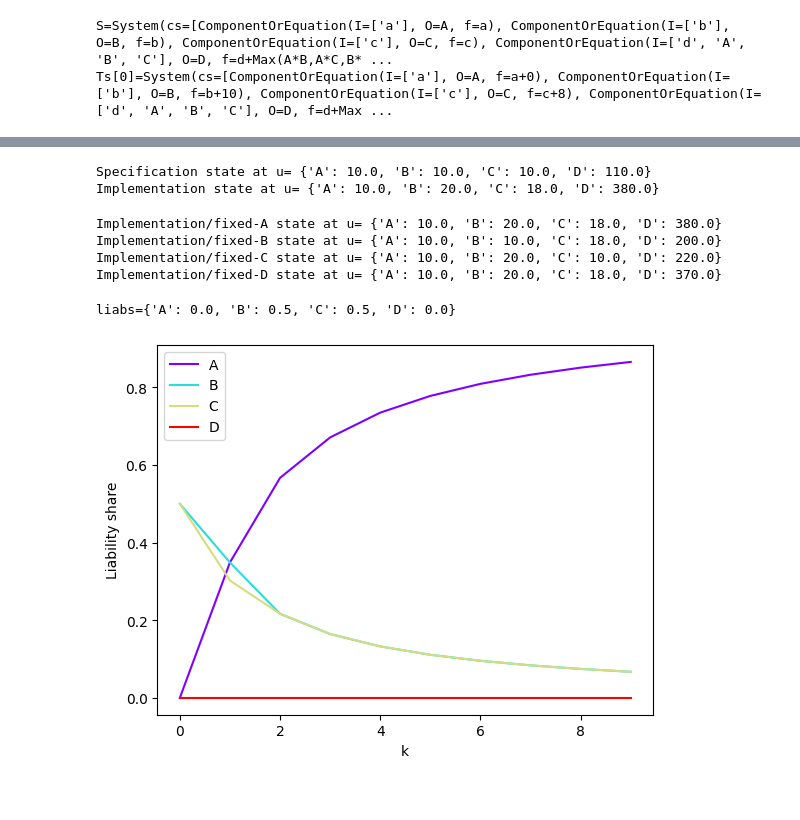
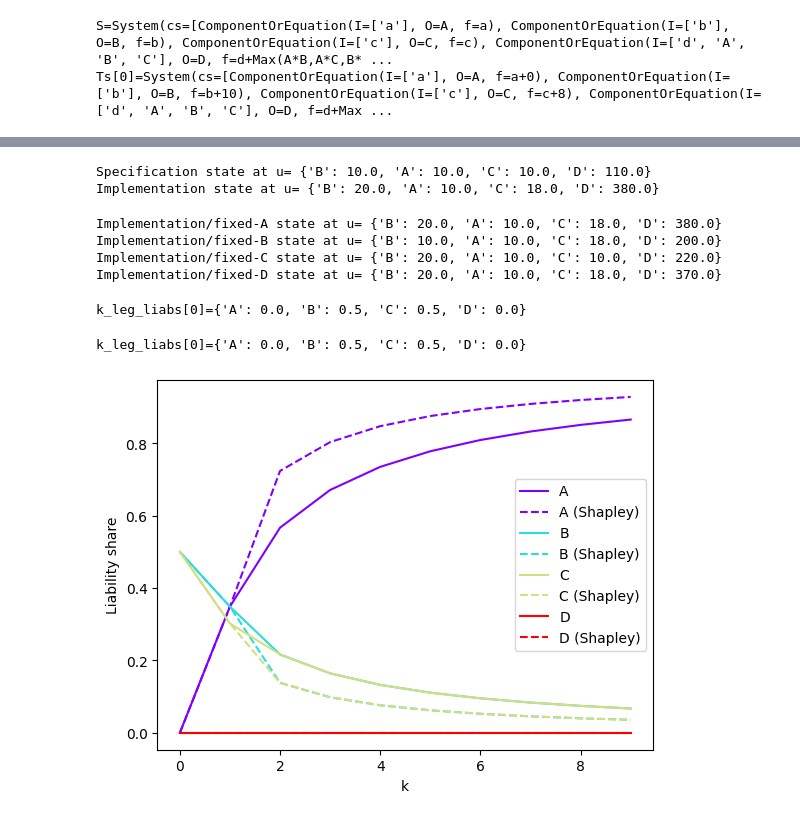
Before and after one commit to kavaryan/liab, a Jupyter notebook: examples/varying-error-example.ipynb, the cells around one changed output, grey strips where cells are left out. Saved outputs shown, nothing was run; the diff lists cells and outputs as text; code cells hidden in the pictures.

Commit message:
Add Shapley liablity function and update example

```diff
--- a/examples/varying-error-example.ipynb
+++ b/examples/varying-error-example.ipynb
@@ -7,20 +7,22 @@ import numpy as np
 from liab.scm import ComponentOrEquation, GSym, System
 from liab.failure import ClosedHalfSpace
 from liab.k_leg_liab import k_leg_liab
+from liab.shapley_liab import shapley_liab
 
-NUM_As = 10
+NUM_m = 10
+K = 2
 
 a_sp = ComponentOrEquation(['a'], 'A', 'a')
 b_sp = ComponentOrEquation(['b'], 'B', 'b')
 c_sp = ComponentOrEquation(['c'], 'C', 'c')
 d_sp = ComponentOrEquation(['d', 'A', 'B', 'C'], 'D', 'd+Max(A*B,A*C,B*C)')
-a_ims = [ComponentOrEquation(['a'], 'A', f'a+{k*10}') for k in range(NUM_As)]
+a_ims = [ComponentOrEquation(['a'], 'A', f'a+{m*10}') for m in range(NUM_m)]
 b_im = ComponentOrEquation(['b'], 'B', 'b+10')
 c_im = ComponentOrEquation(['c'], 'C', 'c+8')
 d_im = ComponentOrEquation(['d', 'A', 'B', 'C'], 'D', 'd+Max(A*B,A*C,B*C)+10')
 # %%
 S = System([a_sp, b_sp, c_sp, d_sp])
-Ts = [System([a_ims[i], b_im, c_im, d_im]) for i in range(NUM_As)]
+Ts = [System([a_ims[i], b_im, c_im, d_im]) for i in range(NUM_m)]
 
 print(f'{S=}')
 print(f'{Ts[0]=}')
@@ -46,44 +48,50 @@ F = ClosedHalfSpace({'D': (250, 'ge')})
 print('Specification state at u=', M.get_state(u)[0])
 print('Implementation state at u=', Ns[0].get_state(u)[0])
 # %% [output]
-Specification state at u= {'A': 10.0, 'B': 10.0, 'C': 10.0, 'D': 110.0}
-Implementation state at u= {'A': 10.0, 'B': 20.0, 'C': 18.0, 'D': 380.0}
+Specification state at u= {'B': 10.0, 'A': 10.0, 'C': 10.0, 'D': 110.0}
+Implementation state at u= {'B': 20.0, 'A': 10.0, 'C': 18.0, 'D': 380.0}
 # %%
 for X in S.cs:
     print(f'Implementation/fixed-{X.O} state at u=',
           Ts[0].get_replacement({X.O: X}).induced_scm().get_state(u)[0])
 # %% [output]
-Implementation/fixed-A state at u= {'A': 10.0, 'B': 20.0, 'C': 18.0, 'D': 380.0}
-Implementation/fixed-B state at u= {'A': 10.0, 'B': 10.0, 'C': 18.0, 'D': 200.0}
-Implementation/fixed-C state at u= {'A': 10.0, 'B': 20.0, 'C': 10.0, 'D': 220.0}
-Implementation/fixed-D state at u= {'A': 10.0, 'B': 20.0, 'C': 18.0, 'D': 370.0}
+Implementation/fixed-A state at u= {'B': 20.0, 'A': 10.0, 'C': 18.0, 'D': 380.0}
+Implementation/fixed-B state at u= {'B': 10.0, 'A': 10.0, 'C': 18.0, 'D': 200.0}
+Implementation/fixed-C state at u= {'B': 20.0, 'A': 10.0, 'C': 10.0, 'D': 220.0}
+Implementation/fixed-D state at u= {'B': 20.0, 'A': 10.0, 'C': 18.0, 'D': 370.0}
 # %%
 assert S.induced_scm().get_state(u)[0] == {'A': 10, 'B': 10, 'C': 10, 'D': 110}
 assert Ts[1].induced_scm().get_state(u)[0] == {'A': 20, 'B': 20, 'C': 18, 'D': 420}
 # %%
-liabs = k_leg_liab(Ts[0], S, u, F, k=2)
-print(f'{liabs=}')
+k_leg_liabs = [k_leg_liab(Ts[m], S, u, F, k=K) for m in range(NUM_m)]
+print(f'{k_leg_liabs[0]=}')
 # %% [output]
-liabs={'A': 0.0, 'B': 0.5, 'C': 0.5, 'D': 0.0}
+k_leg_liabs[0]={'A': 0.0, 'B': 0.5, 'C': 0.5, 'D': 0.0}
+# %%
+shapley_liabs = [shapley_liab(Ts[m], S, u, F, k=2) for m in range(NUM_m)]
+print(f'{k_leg_liabs[0]=}')
+# %% [output]
+k_leg_liabs[0]={'A': 0.0, 'B': 0.5, 'C': 0.5, 'D': 0.0}
 # %%
 import matplotlib.pyplot as plt
 
 # Extract the keys from the first element in liabs
-keys = liabs[0].keys()
+keys = k_leg_liabs[0].keys()
 
 # Create a color map for each key
 colors = plt.cm.rainbow(np.linspace(0, 1, len(keys)))
 
 # Plot each key with a different color
 for i, key in enumerate(keys):
-    plt.plot(range(len(liabs)), [liab[key] for liab in liabs], color=colors[i], label=key)
+    plt.plot(range(len(k_leg_liabs)), [liab[key] for liab in k_leg_liabs], color=colors[i], label=key)
+    plt.plot(range(len(shapley_liabs)), [liab[key] for liab in shapley_liabs], color=colors[i], linestyle='dashed', label=f'{key} (Shapley)')
 
 # Add legend and labels
 plt.legend()
 plt.xlabel('k')
 plt.ylabel('Liability share')
 
 # Show the plot
 plt.show()
 # %% [output]
-[figure, old version]
+[figure, new version]
```
Also changed, not shown: parts of 2 cells of this notebook, 3 other files.
